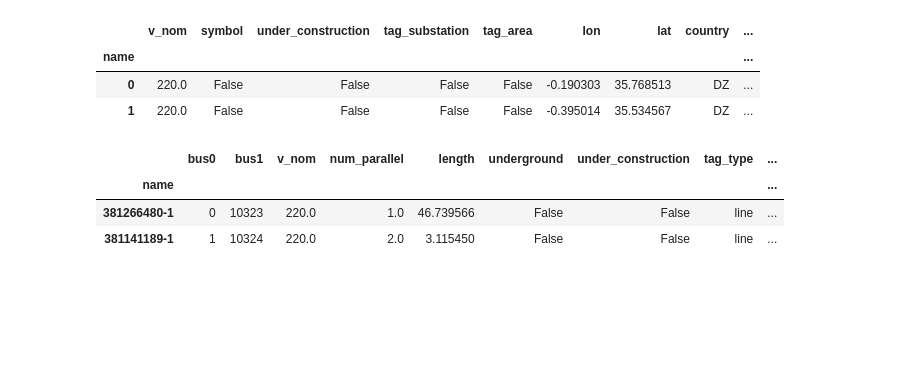
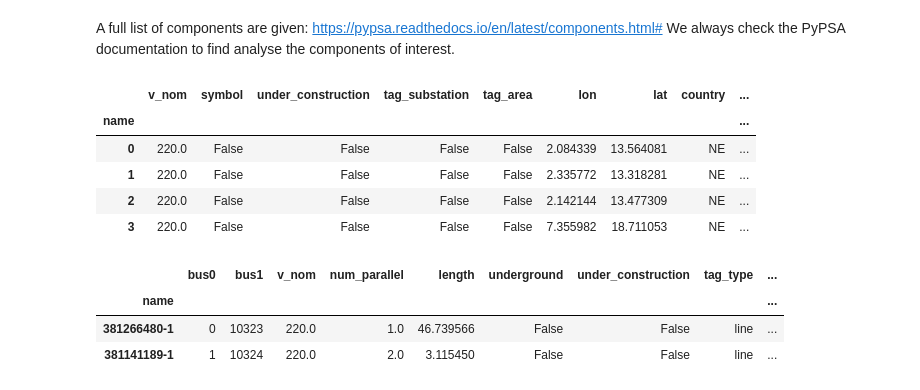
Before and after one commit to pypsa-meets-earth/pypsa-africa-hackathon, a Jupyter notebook: notebooks/add_electricity.ipynb, the cells around one changed output. Cells and saved outputs as stored; diff of their text form; code cells hidden in the pictures; blank space fills up the shorter version.

```diff
--- a/notebooks/add_electricity.ipynb
+++ b/notebooks/add_electricity.ipynb
@@ -83,10 +125,15 @@ Attributes:
+# %% [markdown]
+A full list of components are given: https://pypsa.readthedocs.io/en/latest/components.html#
+We always check the PyPSA documentation to find analyse the components of interest.
 # %%
-n.buses.head(2)
+n.buses.head(4)
 # %% [output]
 |  | v_nom | symbol | under_construction | tag_substation | tag_area | lon | lat | country | ... |
 | name |  |  |  |  |  |  |  |  | ... |
-| 0 | 220.0 | False | False | False | False | -0.190303 | 35.768513 | DZ | ... |
-| 1 | 220.0 | False | False | False | False | -0.395014 | 35.534567 | DZ | ... |
+| 0 | 220.0 | False | False | False | False | 2.084339 | 13.564081 | NE | ... |
+| 1 | 220.0 | False | False | False | False | 2.335772 | 13.318281 | NE | ... |
+| 2 | 220.0 | False | False | False | False | 2.142144 | 13.477309 | NE | ... |
+| 3 | 220.0 | False | False | False | False | 7.355982 | 18.711053 | NE | ... |
 # %%
 n.lines.head(2)
 # %% [output]
```
Also changed, not shown: parts of 20 cells of this notebook.
